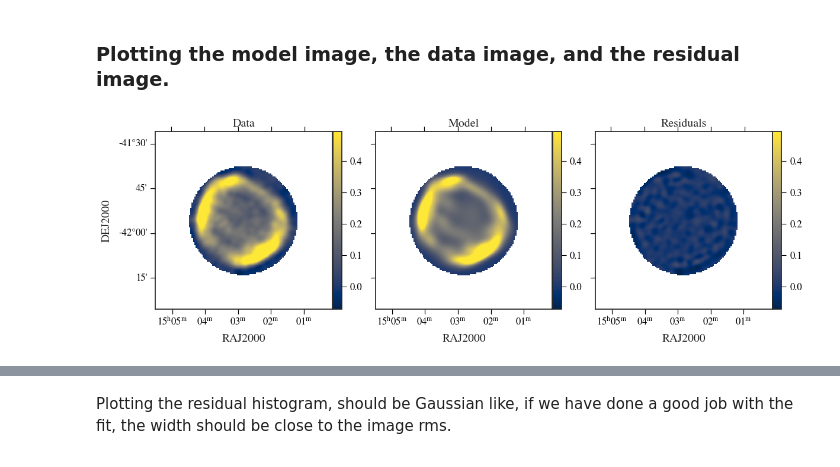
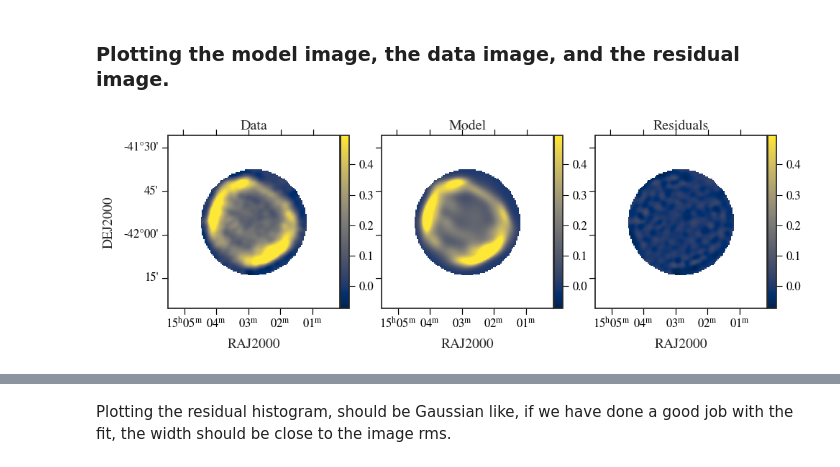
Before and after one commit to JaidenCook/SNRfit, a Jupyter notebook: workbooks/Fitting-example.ipynb, the cells around one changed output, grey strips where cells are left out. Cells and saved outputs as stored; diff of their text form; code cells hidden in the pictures.

```diff
--- a/workbooks/Fitting-example.ipynb
+++ b/workbooks/Fitting-example.ipynb
@@ -352,6 +352,6 @@ resid_img = img_nu - zz
 # %%
 
 zz[theta_ind_arr_ge] = np.nan
-snrfit.point_plot(zz,img_nu,resid_img,w,scale=0.75)
+snrfit.point_plot(zz,img_nu,resid_img,w,scale=0.6)
 # %% [output]
-[figure, old version]
+[figure, new version]
```
Also changed, not shown: parts of 1 cell of this notebook, 1 other file.
